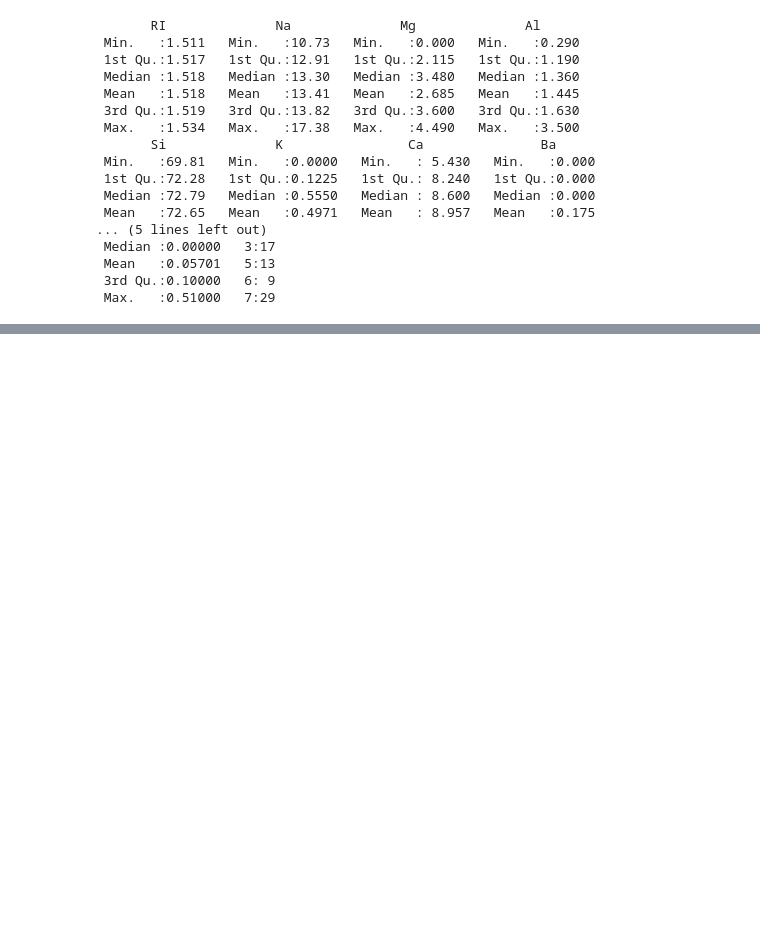
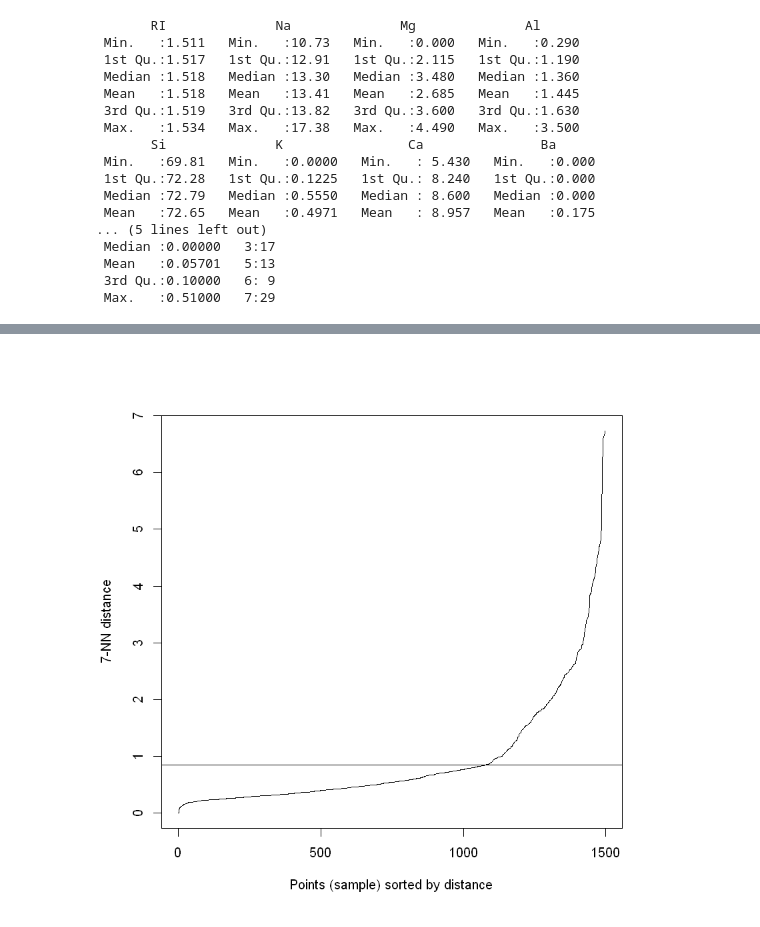
Before and after one commit to a-dhruv/Week8, a Jupyter notebook: Week8.ipynb, the cells around one changed output, grey strips where cells are left out. Drawn from its saved outputs; the diff is of its cells as text; code cells hidden in the pictures; blank space fills up the shorter version.

```diff
--- a/Week8.ipynb
+++ b/Week8.ipynb
@@ -147,4 +237,6 @@ kNNdist(data, k=7, search = "kd")
 # %%
 kNNdistplot(data, k=7)
-abline(h=.75)
+abline(h=.85)
+# %% [output]
+[figure, added]
 # %%
```
Also changed, not shown: parts of 18 cells of this notebook.
